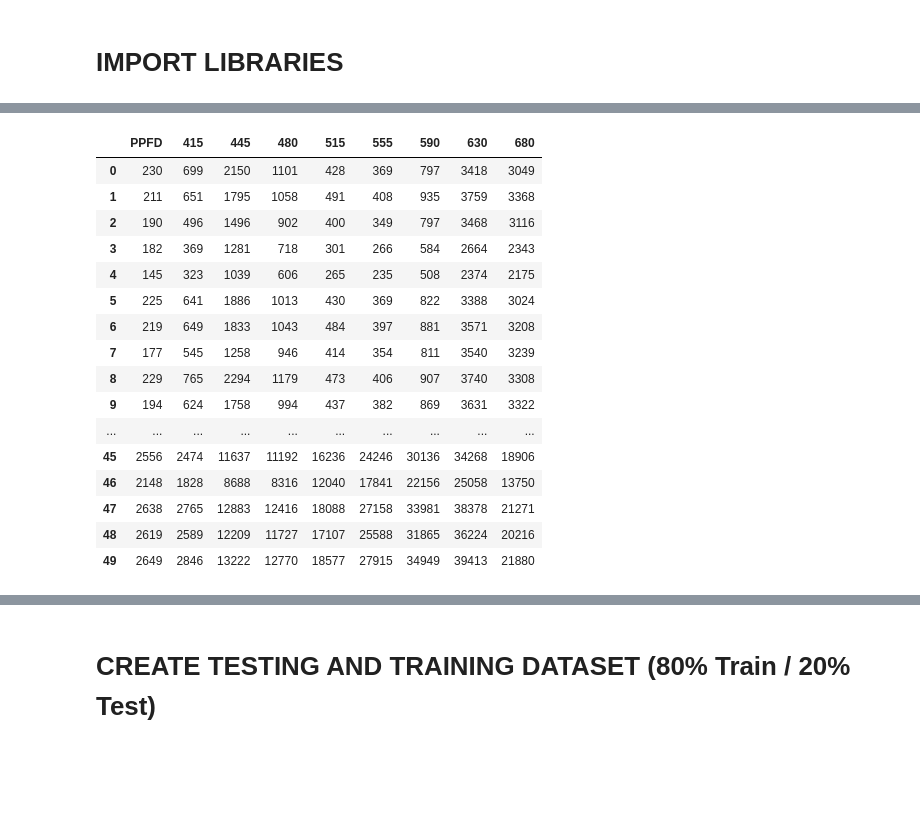
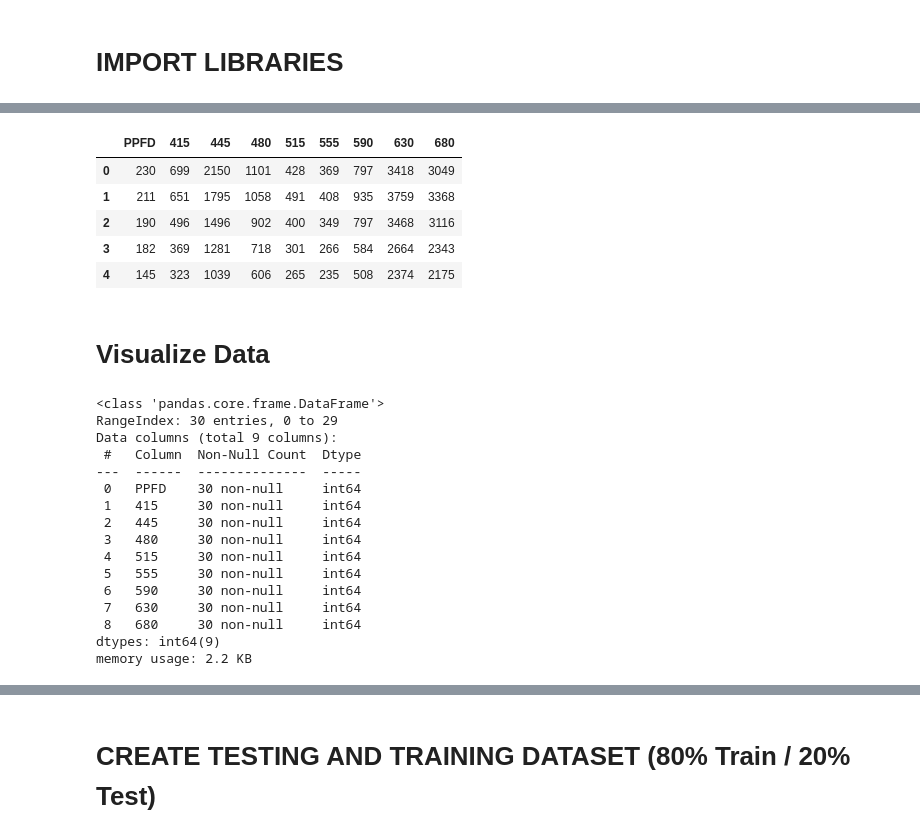
Before and after one commit to solarslurpi/OG-GrowBuddy, a Jupyter notebook: notebooks/PAR_Buddy_mlr.ipynb, the cells around one changed output, grey strips where cells are left out. Saved outputs shown, nothing was run; the diff lists cells and outputs as text; code cells hidden in the pictures; blank space fills up the shorter version.

```diff
--- a/notebooks/PAR_Buddy_mlr.ipynb
+++ b/notebooks/PAR_Buddy_mlr.ipynb
@@ -59,0 +65,8 @@ There were multiple sampling runs.  Each were saved within a file and stored in
+# %%
+# Load readings from "white" LEDs
+url = 'https://raw.githubusercontent.com/solarslurpi/GrowBuddy/main/data/as7341_white_02052022.csv'
+readings_white1 = pd.read_csv(url)
+url = 'https://raw.githubusercontent.com/solarslurpi/GrowBuddy/main/data/white_02092022.csv'
+readings_white2 = pd.read_csv(url)
+readings_white = pd.concat([readings_white1,readings_white2],sort=False,ignore_index=True)
+readings_white.head()
@@ -59,0 +80,8 @@ There were multiple sampling runs.  Each were saved within a file and stored in
+# %%
+# Load readings from "burple" veg mode LEDs
+url = 'https://raw.githubusercontent.com/solarslurpi/GrowBuddy/main/data/burple_02072022.csv'
+readings_burple1 = pd.read_csv(url)
+url = 'https://raw.githubusercontent.com/solarslurpi/GrowBuddy/main/data/burple_02112022.csv'
+readings_burple2 = pd.read_csv(url)
+readings_burple = pd.concat([readings_burple1,readings_burple2],sort=False,ignore_index=True)
+readings_burple.head()
@@ -60,6 +95,7 @@ There were multiple sampling runs.  Each were saved within a file and stored in
 # %%
-url = 'https://raw.githubusercontent.com/solarslurpi/GrowBuddy/main/data/burple_02072022.csv'
-readings_burple = pd.read_csv(url)
-readings_burple
+# Load readings from "burple_red" flower mode LEDs
+url = 'https://raw.githubusercontent.com/solarslurpi/GrowBuddy/main/data/burple_red_02132022.csv'
+readings_burple_red = pd.read_csv(url)
+readings_burple_red.head()
 # %% [output]
 |  | PPFD | 415 | 445 | 480 | 515 | 555 | 590 | 630 | 680 |
@@ -82,4 +106,0 @@ readings_burple
-# %%
-url = 'https://raw.githubusercontent.com/solarslurpi/GrowBuddy/main/data/as7341_white_02052022.csv'
-readings_white = pd.read_csv(url)
-readings_white
@@ -120,21 +107,31 @@ readings_white1
 # %%
-readings = pd.concat([readings_burple,readings_white,readings_white1],sort=False,ignore_index=True)
-readings
+readings = pd.concat([readings_burple,readings_burple_red,readings_white],sort=False,ignore_index=True)
+readings.head()
 # %% [output]
 |  | PPFD | 415 | 445 | 480 | 515 | 555 | 590 | 630 | 680 |
 | 0 | 230 | 699 | 2150 | 1101 | 428 | 369 | 797 | 3418 | 3049 |
 | 1 | 211 | 651 | 1795 | 1058 | 491 | 408 | 935 | 3759 | 3368 |
 | 2 | 190 | 496 | 1496 | 902 | 400 | 349 | 797 | 3468 | 3116 |
 | 3 | 182 | 369 | 1281 | 718 | 301 | 266 | 584 | 2664 | 2343 |
 | 4 | 145 | 323 | 1039 | 606 | 265 | 235 | 508 | 2374 | 2175 |
-| 5 | 225 | 641 | 1886 | 1013 | 430 | 369 | 822 | 3388 | 3024 |
-| 6 | 219 | 649 | 1833 | 1043 | 484 | 397 | 881 | 3571 | 3208 |
-| 7 | 177 | 545 | 1258 | 946 | 414 | 354 | 811 | 3540 | 3239 |
-| 8 | 229 | 765 | 2294 | 1179 | 473 | 406 | 907 | 3740 | 3308 |
-| 9 | 194 | 624 | 1758 | 994 | 437 | 382 | 869 | 3631 | 3322 |
-| ... | ... | ... | ... | ... | ... | ... | ... | ... | ... |
-| 45 | 2556 | 2474 | 11637 | 11192 | 16236 | 24246 | 30136 | 34268 | 18906 |
-| 46 | 2148 | 1828 | 8688 | 8316 | 12040 | 17841 | 22156 | 25058 | 13750 |
-| 47 | 2638 | 2765 | 12883 | 12416 | 18088 | 27158 | 33981 | 38378 | 21271 |
-| 48 | 2619 | 2589 | 12209 | 11727 | 17107 | 25588 | 31865 | 36224 | 20216 |
-| 49 | 2649 | 2846 | 13222 | 12770 | 18577 | 27915 | 34949 | 39413 | 21880 |
+# %% [markdown]
+# Visualize Data
+# %%
+readings_white.info()
+# %% [output]
+<class 'pandas.core.frame.DataFrame'>
+RangeIndex: 30 entries, 0 to 29
+Data columns (total 9 columns):
+ #   Column  Non-Null Count  Dtype
+---  ------  --------------  -----
+ 0   PPFD    30 non-null     int64
+ 1   415     30 non-null     int64
+ 2   445     30 non-null     int64
+ 3   480     30 non-null     int64
+ 4   515     30 non-null     int64
+ 5   555     30 non-null     int64
+ 6   590     30 non-null     int64
+ 7   630     30 non-null     int64
+ 8   680     30 non-null     int64
+dtypes: int64(9)
+memory usage: 2.2 KB
```
Also changed, not shown: parts of 35 cells of this notebook.
